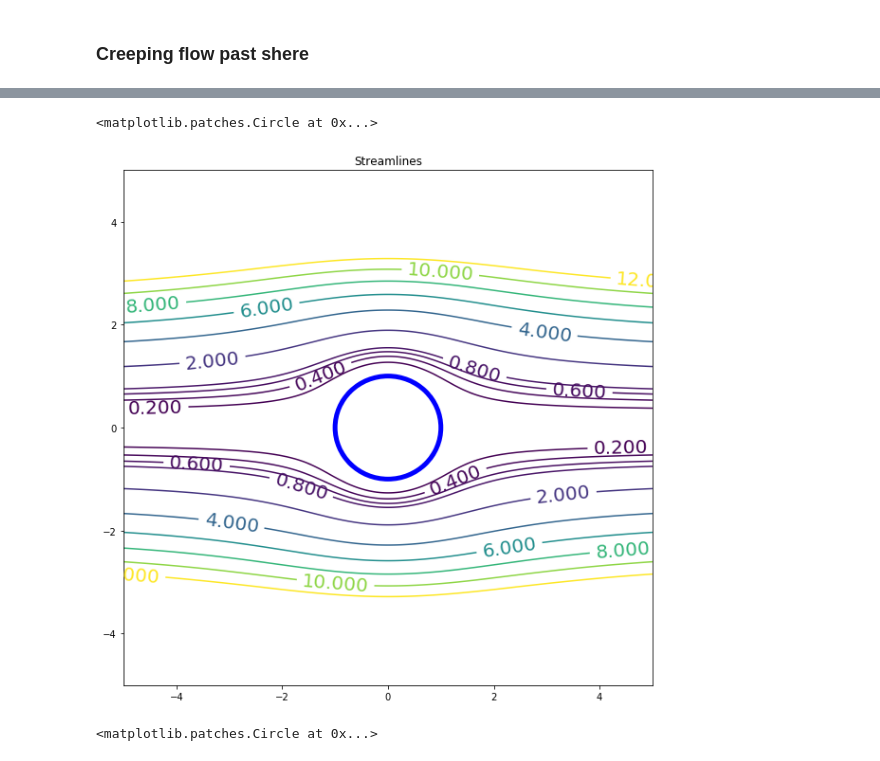
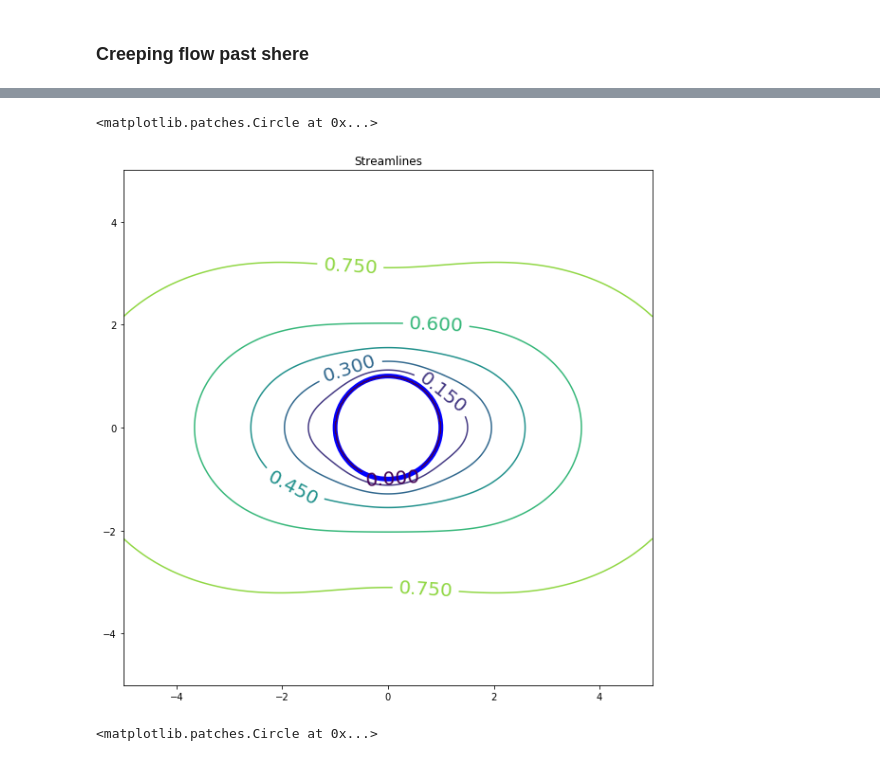
Before and after one commit to ddcampayo/Fluid_Mechanics, a Jupyter notebook: supp_mat/cylinder_sphere_streamlines.ipynb, the cells around one changed output, grey strips where cells are left out. Saved outputs shown, nothing was run; the diff lists cells and outputs as text; code cells hidden in the pictures.

Commit message:
some more on creeping flow

```diff
--- a/supp_mat/cylinder_sphere_streamlines.ipynb
+++ b/supp_mat/cylinder_sphere_streamlines.ipynb
@@ -228,6 +228,18 @@ def psi_sp_creep(r,th):
 
 def psi_sp_creep_moving(r,th):
     return np.where( r < 1.0 , 0 , (  - 3*r + 1/r)*np.sin(th)**2 )
+
+def p_sp_creep(r,th):
+    return np.where( r < 1.0 , 0 , -3/ 2 / (r **2) * np.cos(th) )
+
+def ur_sp_creep(r,th):
+    return np.where( r < 1.0 , 0 ,  ( 1 + (1/2)/r**3 - (3/ 2) / r) * np.cos(th) )
+
+def ut_sp_creep(r,th):
+    return np.where( r < 1.0 , 0 ,  (-1 + (1/4)/r**3 + (3/ 4) / r) * np.sin(th) )
+
+def u_sp_creep(r,th):
+    return np.where( r < 1.0 , 0 , np.sqrt( ur_sp_creep(r,th)**2 + ut_sp_creep(r,th)**2 ))
 # %%
 deltax=0.02
 lim = 5
@@ -238,0 +253,12 @@ Zc = 1*psi_c_general ( X  ,  Y , psi_sp_creep  )
+# %%
+circle = plt.Circle((0 , 0 ), 1 , color='blue',fill=False,lw=5)
+height=10
+fig, ax = plt.subplots(figsize=(1*height, height) )
+r1=np.arange(-14,14, 2 ) ; r2=  np.arange(-1,1,0.2) ;rr=np.concatenate( [ r1 , r2 ] ); rr.sort()
+CS  = ax.contour(X, Y, Zc , levels= rr )
+#CS2 = ax.contourf(X, Y, U ) # , levels= rr )
+ax.clabel(CS, inline=1, fontsize=20)
+ax.set_title('Streamlines')
+#ax.set_ylim(0,lim )
+#ax.set_aspect( 1 )
+ax.add_artist(circle)
@@ -239,15 +268,25 @@ Zc = 1*psi_c_general ( X  ,  Y , psi_sp_creep  )
+# %%
+deltax=0.02
+lim = 5
+nn = int(2*lim/deltax)
+x = np.linspace( -lim , lim , nn )
+y = np.linspace( -lim , lim , nn )
+X, Y = np.meshgrid(x, y)
+Zc = 1*psi_c_general ( X  ,  Y , psi_sp_creep  )
+P = psi_c_general ( X  ,  Y , p_sp_creep  )
+U = psi_c_general ( X  ,  Y , u_sp_creep  )
 # %%
 circle = plt.Circle((0 , 0 ), 1 , color='blue',fill=False,lw=5)
 height=10
 fig, ax = plt.subplots(figsize=(1*height, height) )
 r1=np.arange(-14,14, 2 ) ; r2=  np.arange(-1,1,0.2) ;rr=np.concatenate( [ r1 , r2 ] ); rr.sort()
-CS = ax.contour(X, Y, Zc , levels= rr )
+CS  = ax.contour(X, Y, U)
 ax.clabel(CS, inline=1, fontsize=20)
 ax.set_title('Streamlines')
 #ax.set_ylim(0,lim )
 #ax.set_aspect( 1 )
 ax.add_artist(circle)
 # %% [output]
 <matplotlib.patches.Circle at 0x...>
-[figure, old version]
+[figure, new version]
 # %%
```
Also changed, not shown: parts of 3 cells of this notebook, 5 other files.
